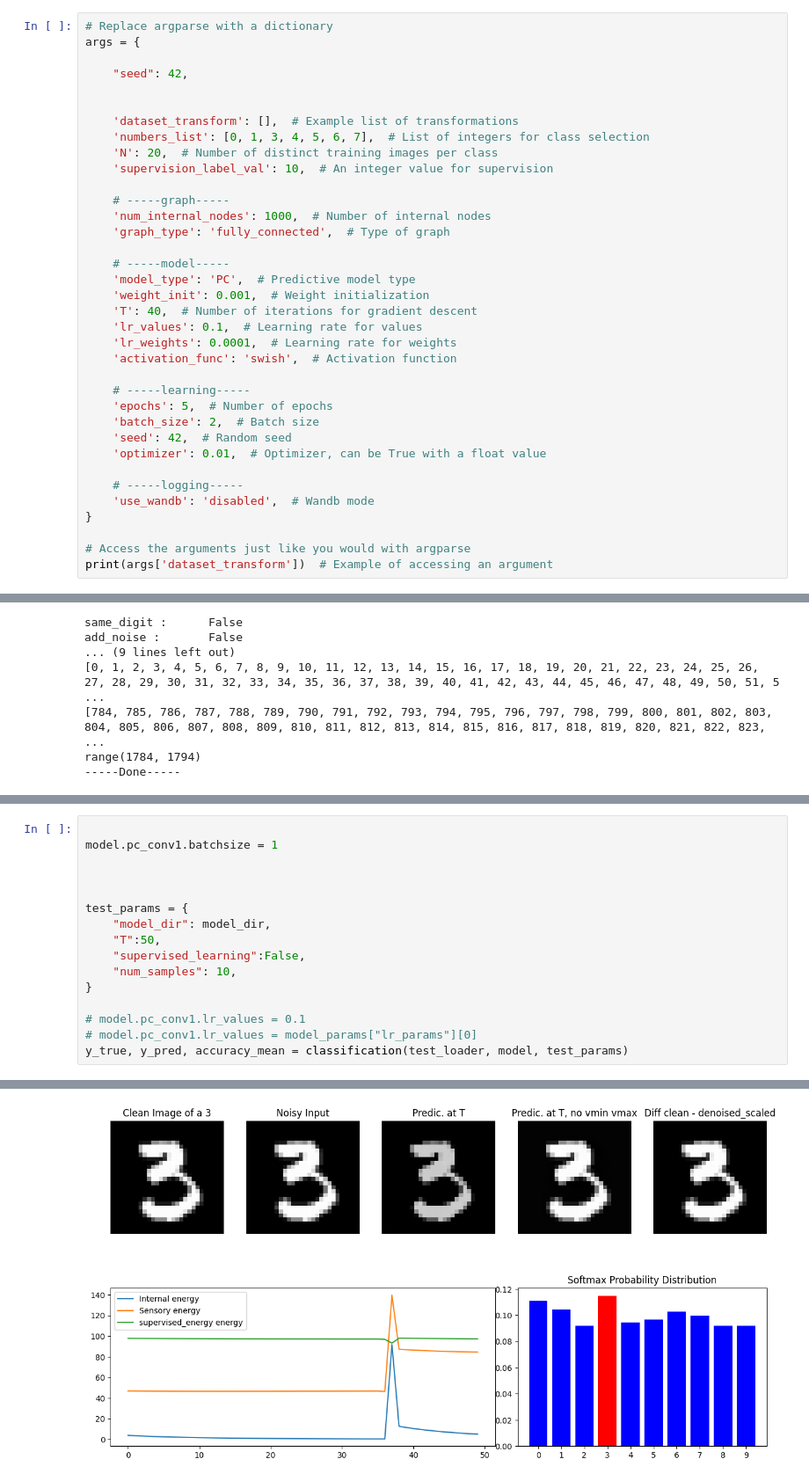
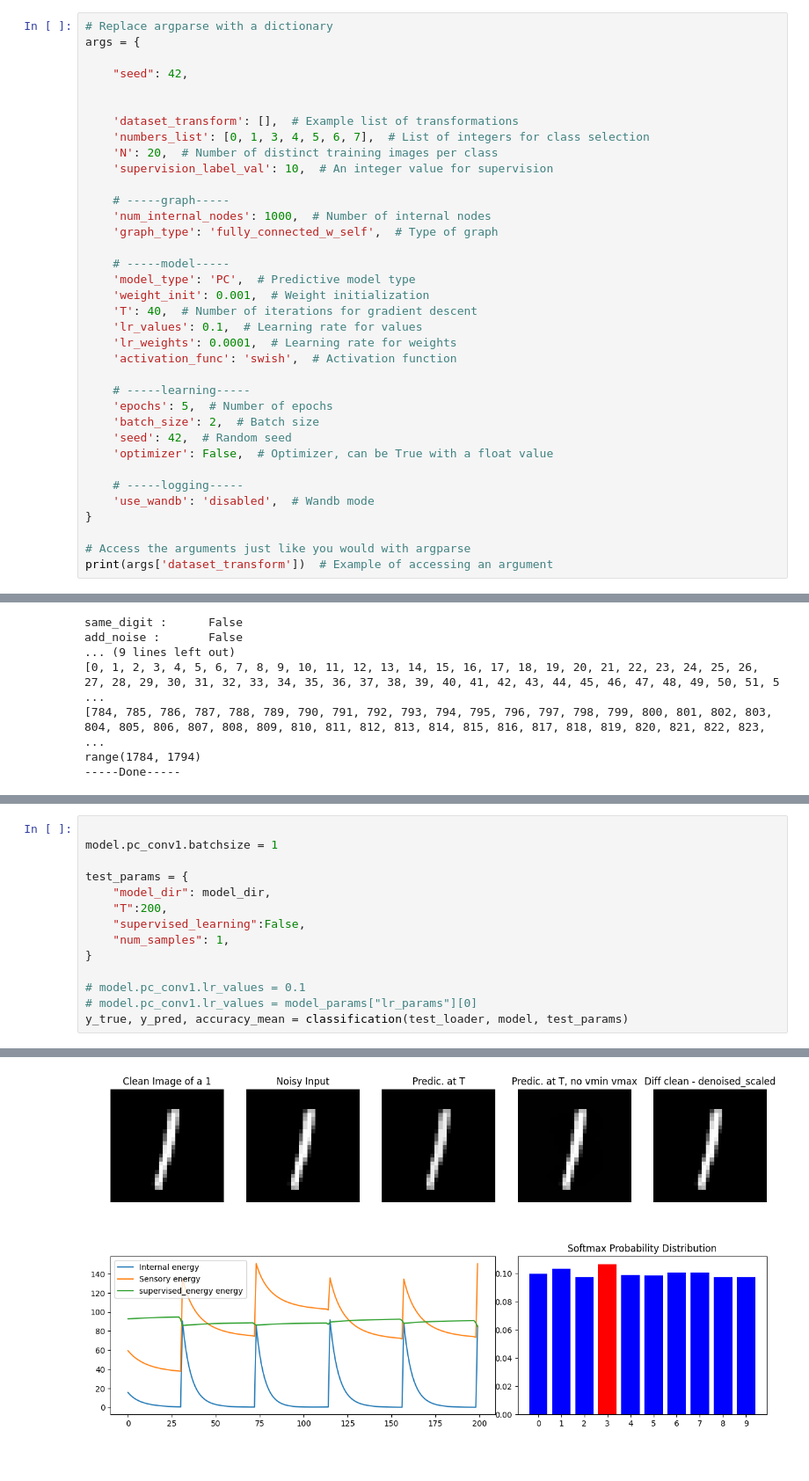
Before and after one commit to erencantatar/GraphPredictiveCoding, a Jupyter notebook: notebooks/training.ipynb, the cells around one changed output, grey strips where cells are left out. Shown at 88% size. Saved outputs shown, nothing was run; the diff lists cells and outputs as text.

```diff
--- a/notebooks/training.ipynb
+++ b/notebooks/training.ipynb
@@ -53,7 +53,7 @@ args = {
 
     # -----graph-----
     'num_internal_nodes': 1000,  # Number of internal nodes
-    'graph_type': 'fully_connected',  # Type of graph
+    'graph_type': 'fully_connected_w_self',  # Type of graph
 
     # -----model-----
     'model_type': 'PC',  # Predictive model type
@@ -67,7 +67,7 @@ args = {
     'epochs': 5,  # Number of epochs
     'batch_size': 2,  # Batch size
     'seed': 42,  # Random seed
-    'optimizer': 0.01,  # Optimizer, can be True with a float value
+    'optimizer': False,  # Optimizer, can be True with a float value
 
     # -----logging-----
     'use_wandb': 'disabled',  # Wandb mode
@@ -883,13 +877,11 @@ IndexError: index 2578 is out of bounds for dimension 0 with size 1794
 
 model.pc_conv1.batchsize = 1
 
-
-
 test_params = {
     "model_dir": model_dir,
-    "T":50,
+    "T":200,
     "supervised_learning":False,
-    "num_samples": 10,
+    "num_samples": 1,
 }
 
 # model.pc_conv1.lr_values = 0.1
@@ -1086 +925 @@ F1 Score: 0.49
-[figure, old version]
+[figure, new version]
```
Also changed, not shown: parts of 12 cells of this notebook, 2 other files.
